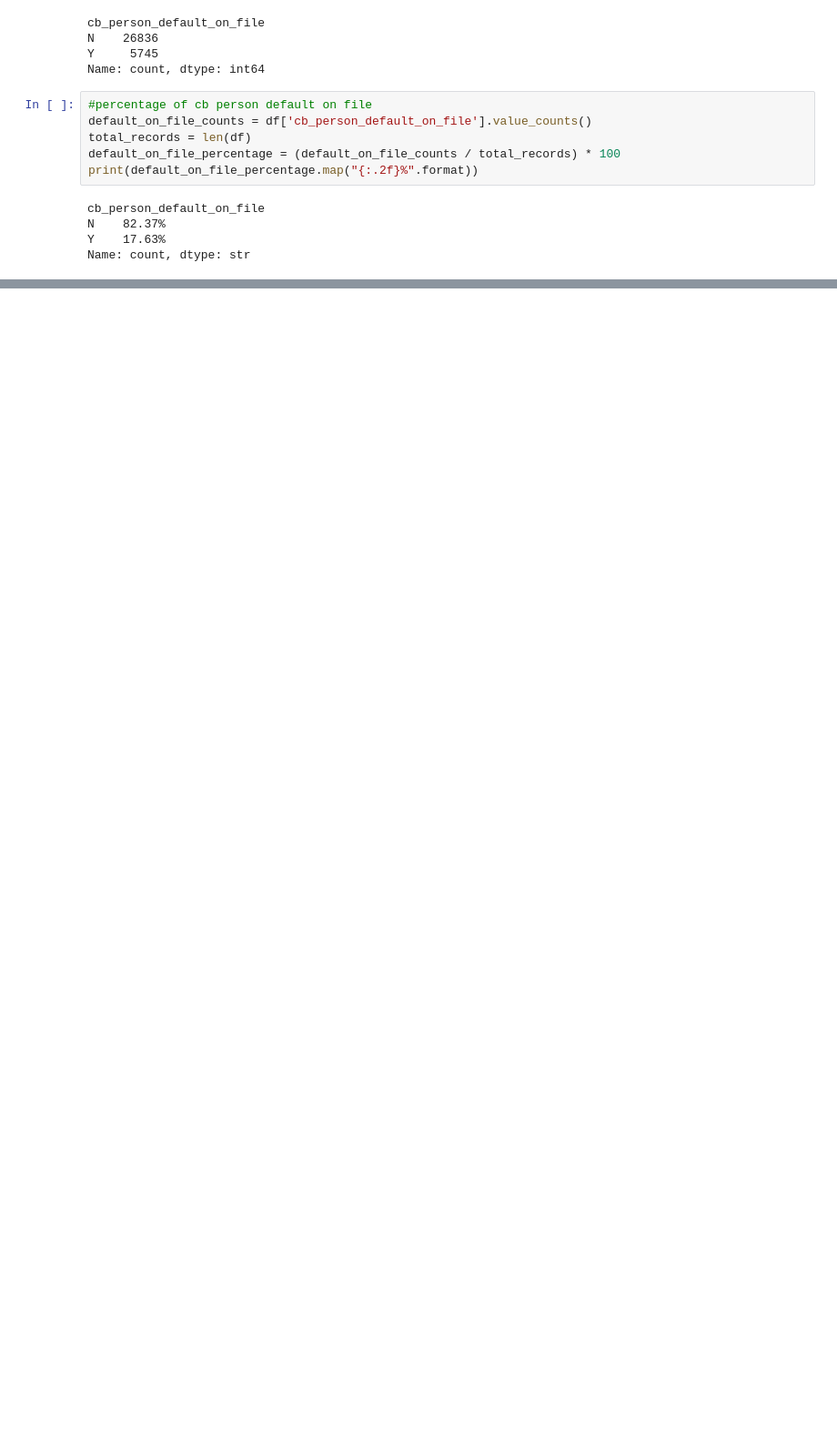
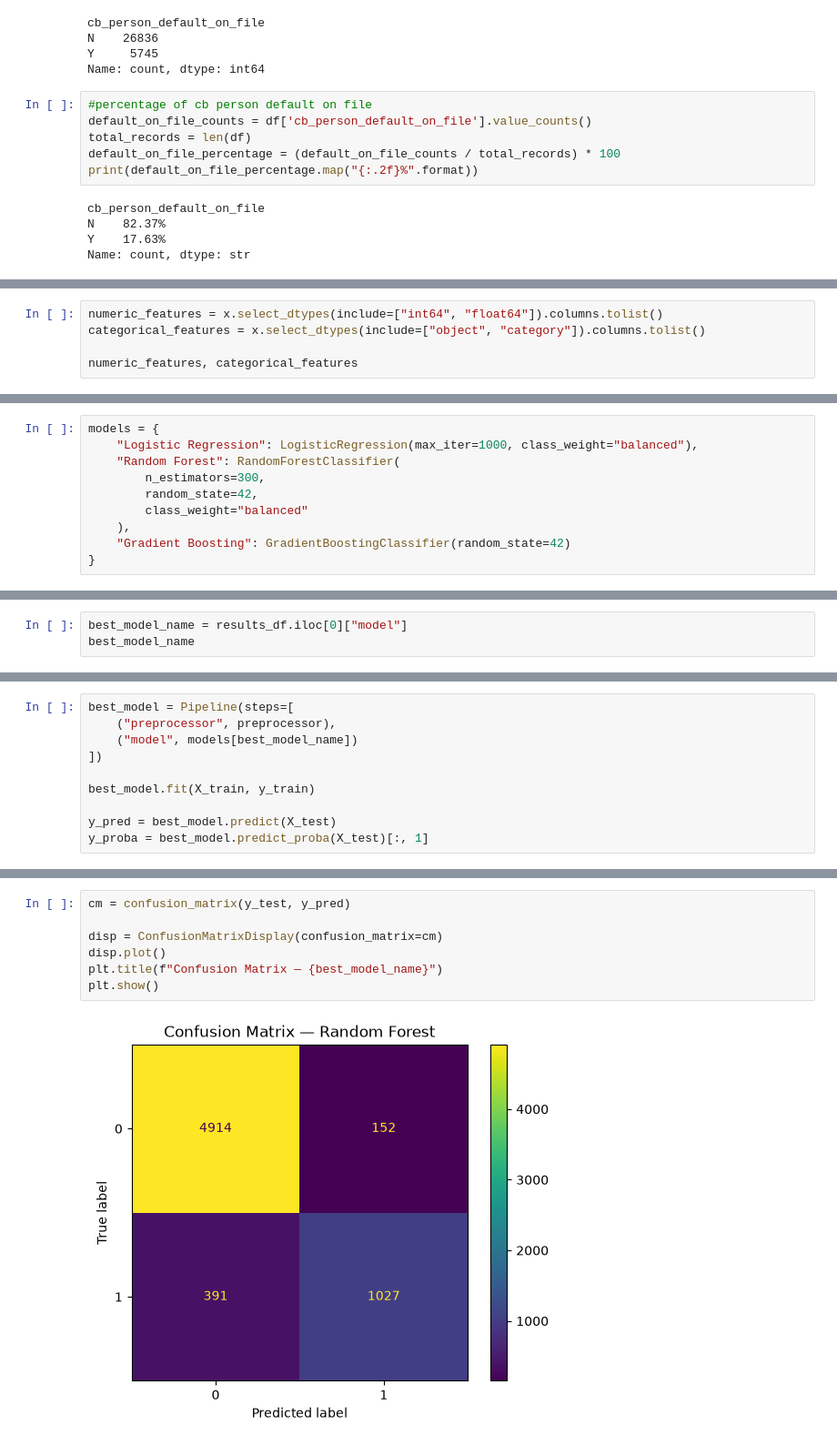
Before and after one commit to yashkode28/CreditHealthAdvisor, a Jupyter notebook: analysis.ipynb, the cells around one changed output, grey strips where cells are left out. Shown at 91% size. Drawn from its saved outputs; the diff is of its cells as text; blank space fills up the shorter version.

```diff
--- a/analysis.ipynb
+++ b/analysis.ipynb
@@ -163,0 +233,5 @@ Name: count, dtype: str
+# %%
+numeric_features = x.select_dtypes(include=["int64", "float64"]).columns.tolist()
+categorical_features = x.select_dtypes(include=["object", "category"]).columns.tolist()
+
+numeric_features, categorical_features
@@ -163,0 +268,10 @@ Name: count, dtype: str
+# %%
+models = {
+    "Logistic Regression": LogisticRegression(max_iter=1000, class_weight="balanced"),
+    "Random Forest": RandomForestClassifier(
+        n_estimators=300,
+        random_state=42,
+        class_weight="balanced"
+    ),
+    "Gradient Boosting": GradientBoostingClassifier(random_state=42)
+}
@@ -163,0 +318,3 @@ Name: count, dtype: str
+# %%
+best_model_name = results_df.iloc[0]["model"]
+best_model_name
@@ -163,0 +323,10 @@ Name: count, dtype: str
+# %%
+best_model = Pipeline(steps=[
+    ("preprocessor", preprocessor),
+    ("model", models[best_model_name])
+])
+
+best_model.fit(X_train, y_train)
+
+y_pred = best_model.predict(X_test)
+y_proba = best_model.predict_proba(X_test)[:, 1]
@@ -163,0 +344,9 @@ Name: count, dtype: str
+# %%
+cm = confusion_matrix(y_test, y_pred)
+
+disp = ConfusionMatrixDisplay(confusion_matrix=cm)
+disp.plot()
+plt.title(f"Confusion Matrix — {best_model_name}")
+plt.show()
+# %% [output]
+[figure, added]
```
Also changed, not shown: parts of 22 cells of this notebook.
